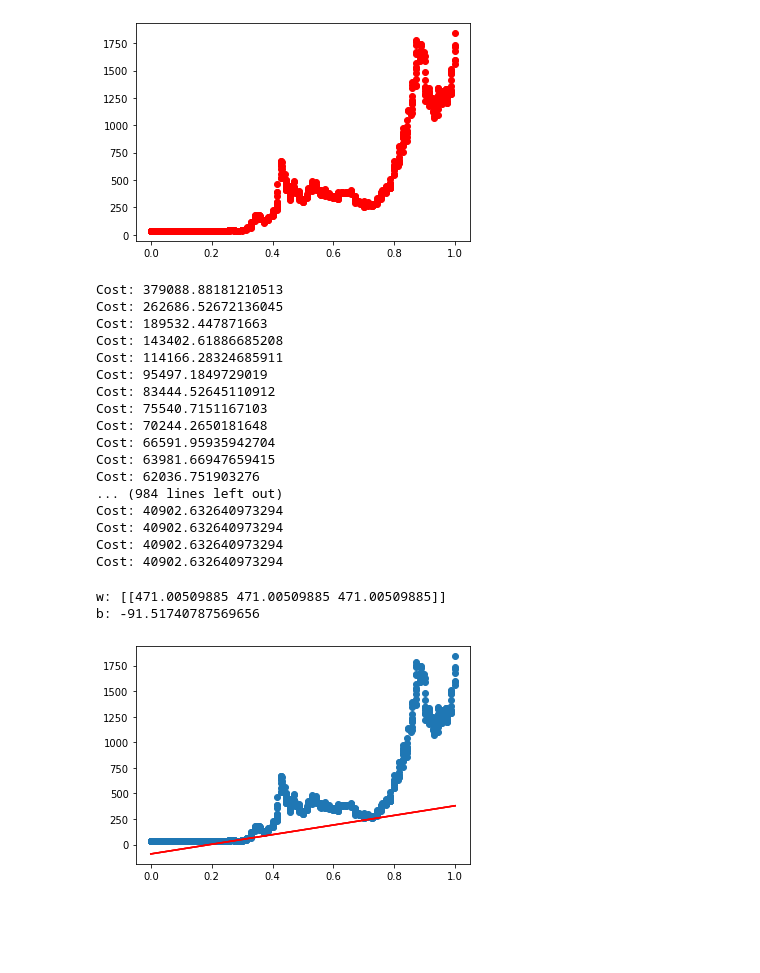
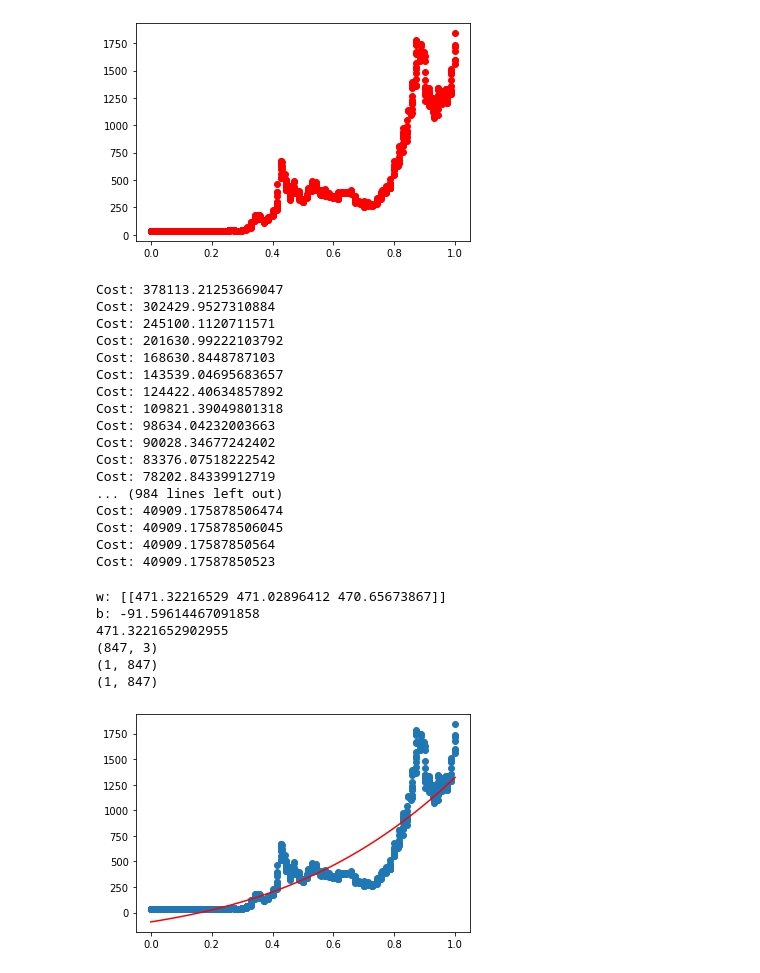
Before and after one commit to Girion-dev/Machine-Learning, a Jupyter notebook: Algorithms/Polynomial-Regression.ipynb, the cells around one changed output. Drawn from its saved outputs; the diff is of its cells as text; code cells hidden in the pictures; blank space fills up the shorter version.

```diff
--- a/Algorithms/Polynomial-Regression.ipynb
+++ b/Algorithms/Polynomial-Regression.ipynb
@@ -95,11 +92,11 @@ plt.scatter(X[:, 0].T, y, color="red")
 [figure]
 # %%
 # Model
-w = np.zeros(3)[None]
+w = np.random.rand(3)[None]
 b = 0
 
 iterations = 1000
-learning_rate = 0.08
+learning_rate = 0.05
 
 for i in range(iterations):
     cost = cost_function(X, y, m, w, b)
@@ -108,35 +105,43 @@ for i in range(iterations):
     w = w - learning_rate * dw
     b = b - learning_rate * db
 # %% [output]
-Cost: 379088.88181210513
-Cost: 262686.52672136045
-Cost: 189532.447871663
-Cost: 143402.61886685208
-Cost: 114166.28324685911
-Cost: 95497.1849729019
-Cost: 83444.52645110912
-Cost: 75540.7151167103
-Cost: 70244.2650181648
-Cost: 66591.95935942704
-Cost: 63981.66947659415
-Cost: 62036.751903276
+Cost: 378113.21253669047
+Cost: 302429.9527310884
+Cost: 245100.1120711571
+Cost: 201630.99222103792
+Cost: 168630.8448787103
+Cost: 143539.04695683657
+Cost: 124422.40634857892
+Cost: 109821.39049801318
+Cost: 98634.04232003663
+Cost: 90028.34677242402
+Cost: 83376.07518222542
+Cost: 78202.84339912719
 ... (984 lines left out)
-Cost: 40902.632640973294
-Cost: 40902.632640973294
-Cost: 40902.632640973294
-Cost: 40902.632640973294
+Cost: 40909.175878506474
+Cost: 40909.175878506045
+Cost: 40909.17587850564
+Cost: 40909.17587850523
 # %%
 print("w: " + str(w))
 print("b: " + str(b))
+print(w[0, 0])
+print(X.shape)
+print(X2.shape)
+print(X3.shape)
 # %% [output]
-w: [[471.00509885 471.00509885 471.00509885]]
-b: -91.51740787569656
+w: [[471.32216529 471.02896412 470.65673867]]
+b: -91.59614467091858
+471.3221652902955
+(847, 3)
+(1, 847)
+(1, 847)
 # %%
-plt.plot(X, (w * X + b), "-r")
+plt.plot(X[:, 0], (b + w[0, 0] * X[:, 0] + w[0, 1] * X2 + w[0, 2] * X3).T, "-r")
 plt.scatter(X[:, 0].T, y)
 plt.show()
 # %% [output]
-[figure, old version]
+[figure, new version]
 # %%
 # Prediction
 X_predict = feature_scaling(202108, X_min, X_max)
```
Also changed, not shown: parts of 3 cells of this notebook, 1 other file.
